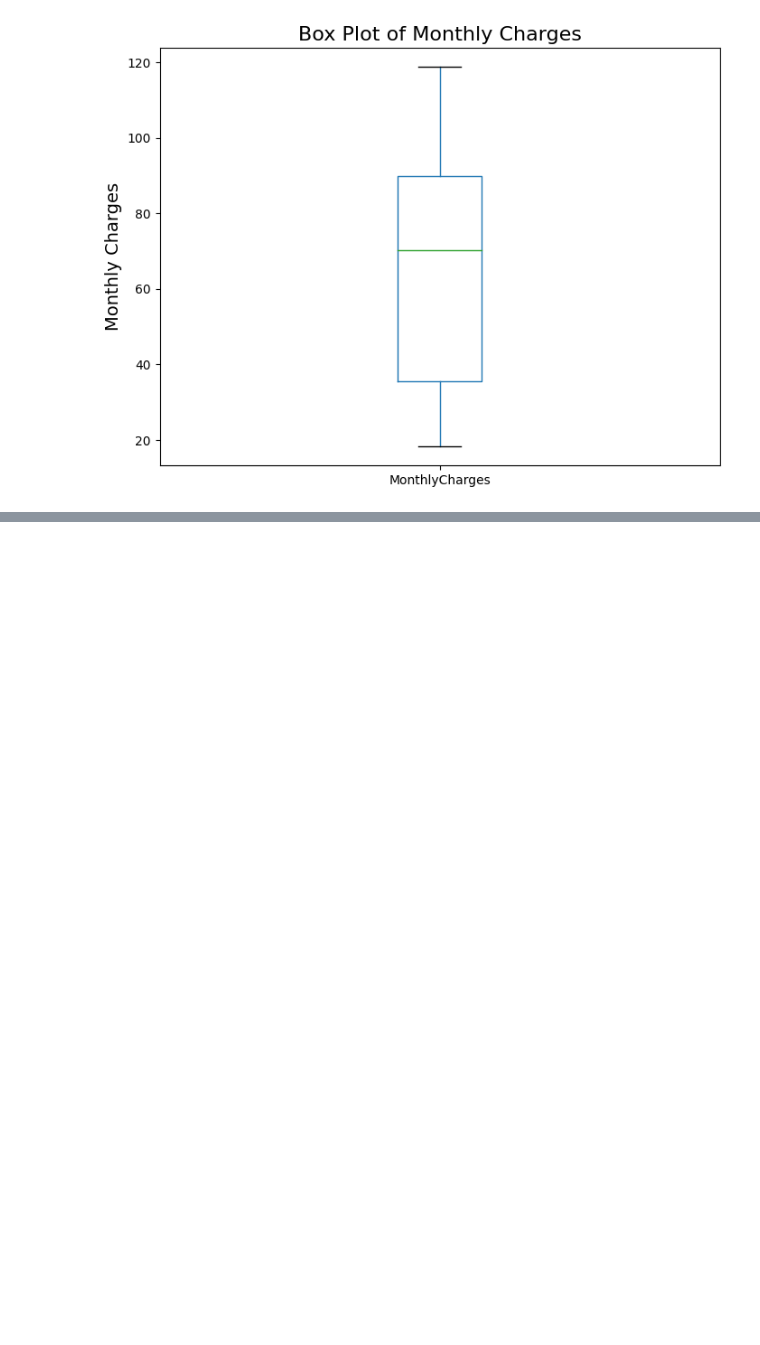
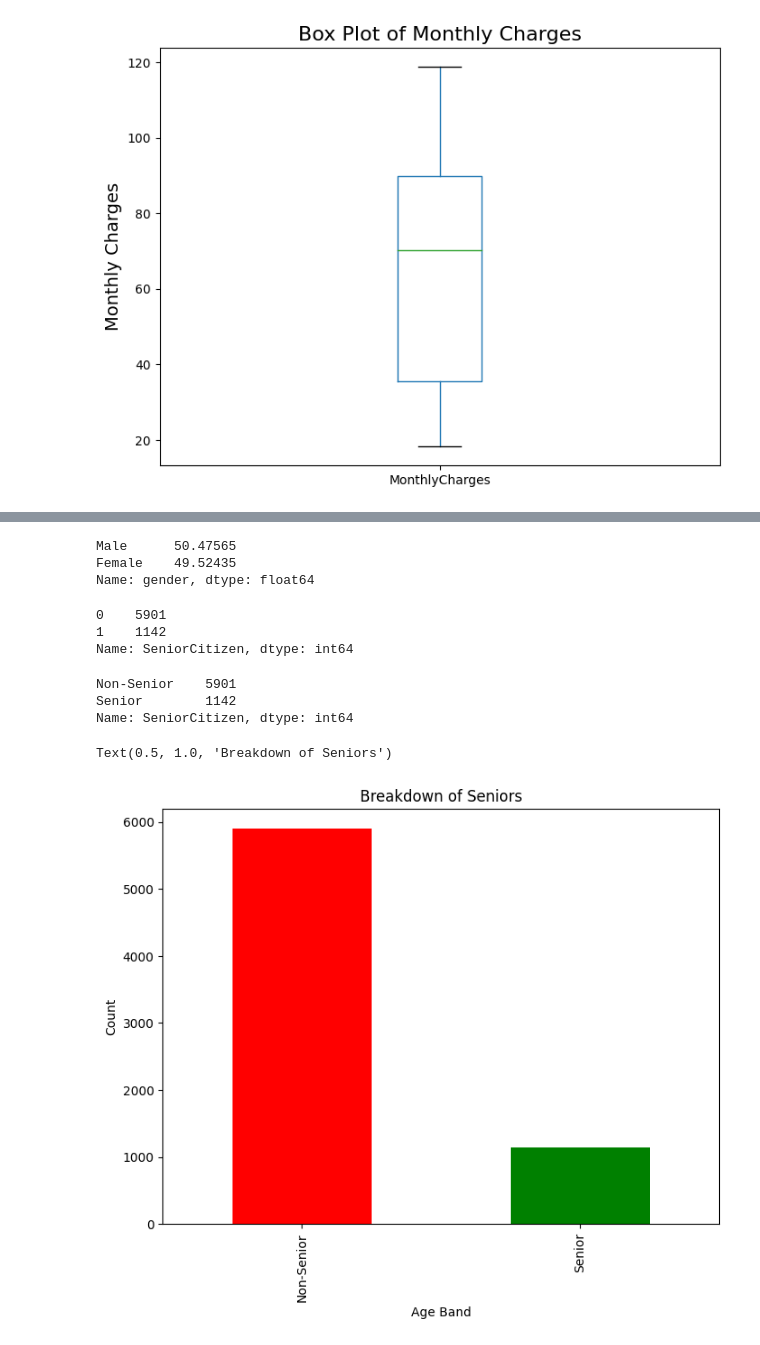
Before and after one commit to oliv11111/Telco-Data-Analysis, a Jupyter notebook: load.ipynb, the cells around one changed output, grey strips where cells are left out. Cells and saved outputs as stored; diff of their text form; code cells hidden in the pictures; blank space fills up the shorter version.

```diff
--- a/load.ipynb
+++ b/load.ipynb
@@ -175,0 +190,29 @@ df
+# %%
+gender_percentage = (df['gender'].value_counts() / len(df)) * 100
+print(gender_percentage)
+# %% [output]
+Male      50.47565
+Female    49.52435
+Name: gender, dtype: float64
+# %%
+df['SeniorCitizen'].value_counts()
+# %% [output]
+0    5901
+1    1142
+Name: SeniorCitizen, dtype: int64
+# %%
+df['SeniorCitizen'].replace({1: 'Senior', 0: 'Non-Senior'}).value_counts()
+# %% [output]
+Non-Senior    5901
+Senior        1142
+Name: SeniorCitizen, dtype: int64
+# %%
+plt.figure(figsize=(8, 6))
+df['SeniorCitizen'].replace({1: 'Senior', 0: 'Non-Senior'}).value_counts().plot(kind='bar', color=['red', 'green'])
+
+plt.xlabel('Age Band')
+plt.ylabel('Count')
+plt.title('Breakdown of Seniors')
+# %% [output]
+Text(0.5, 1.0, 'Breakdown of Seniors')
+[figure, added]
```
Also changed, not shown: parts of 3 cells of this notebook, 1 other file.
